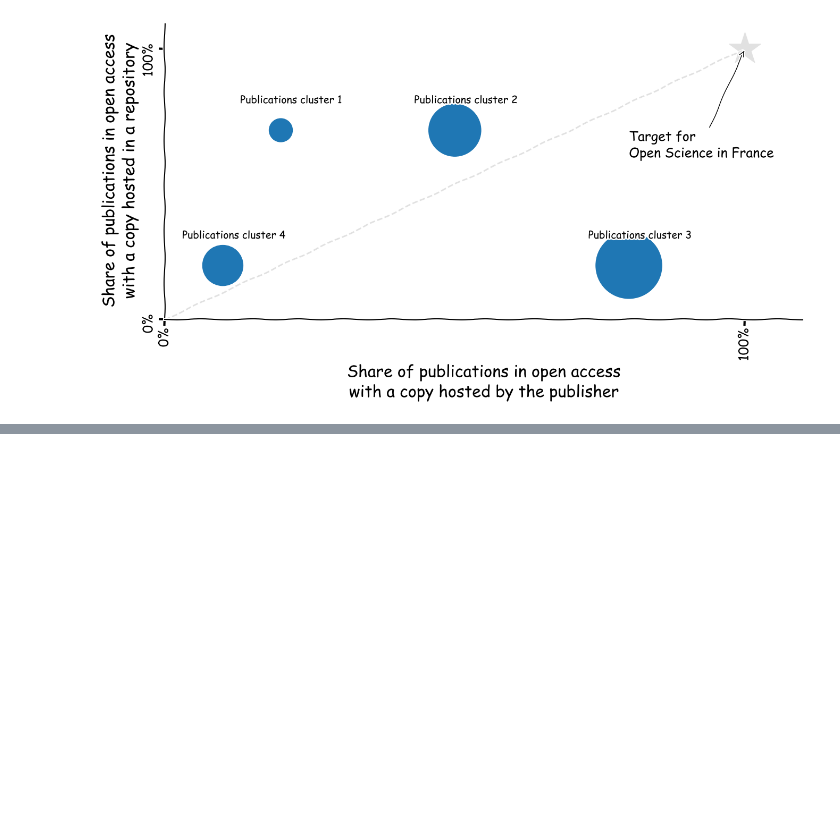
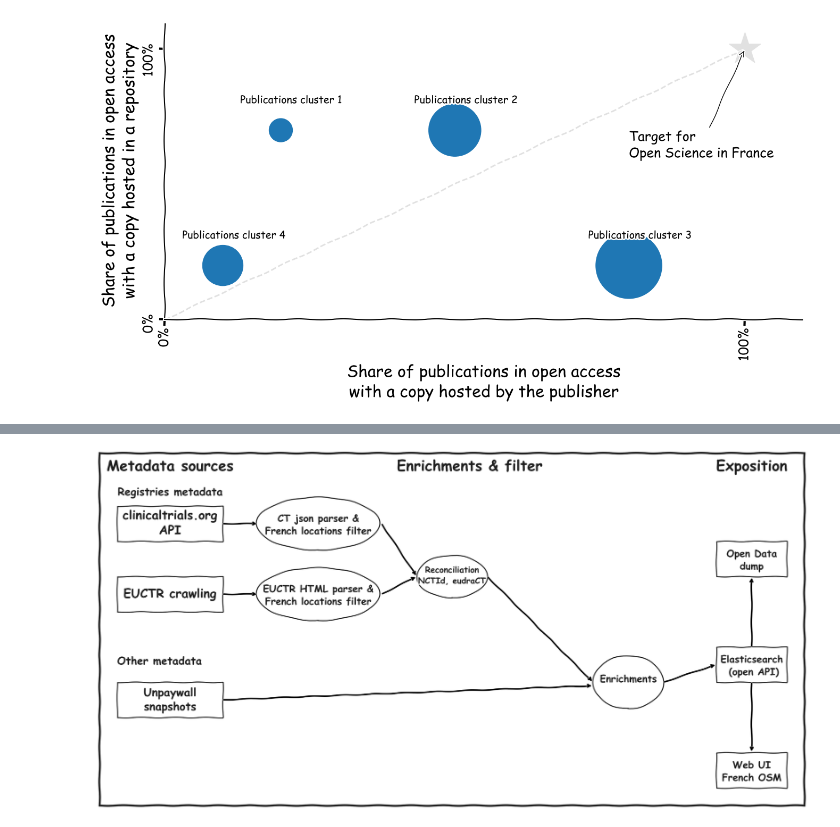
Before and after one commit to dataesr/bso-publications, a Jupyter notebook: doc/Charts.ipynb, the cells around one changed output, grey strips where cells are left out. Saved outputs shown, nothing was run; the diff lists cells and outputs as text; code cells hidden in the pictures; blank space fills up the shorter version.

Commit message:
data flows

```diff
--- a/doc/Charts.ipynb
+++ b/doc/Charts.ipynb
@@ -325,0 +326,91 @@ with plt.xkcd():
+# %%
+from matplotlib.patches import Rectangle, Circle, Ellipse
+
+fig_width = 20
+fig_height = 10
+
+top = fig_height - 0.5
+
+bg_color = 'white'
+color="#1e1e1e"
+with plt.xkcd():
+    fig = plt.figure(figsize=(fig_width, fig_height), dpi=100)
+    ax = fig.add_axes((0, 0, 1, 1))
+    ax.set_xlim(0, fig_width)
+    ax.set_ylim(0, fig_height)
+    ax.set_facecolor(bg_color)
+
+    ax.tick_params(bottom=False, top=False,
+                   left=False, right=False)
+    ax.tick_params(labelbottom=False, labeltop=False,
+                   labelleft=False, labelright=False)
+
+    ax.spines["top"].set_color(color)
+    ax.spines["bottom"].set_color(color)
+    ax.spines["left"].set_color(color)
+    ax.spines["right"].set_color(color)
+    ax.spines["top"].set_linewidth(4)
+    ax.spines["bottom"].set_linewidth(4)
+    ax.spines["left"].set_linewidth(4)
+    ax.spines["right"].set_linewidth(4)
+
+    # colonne 1
+    ax.annotate('Metadata sources', xy=(2, top), color='#1E1E1E', weight='bold', fontsize=30, ha='center')
+
+    ax.annotate('Registries metadata', xy=(2, top-0.7), color='#1E1E1E', weight='bold', fontsize=22, ha='center')
+
+    ax.add_patch(Rectangle((0.5, top-2), 3, 1, edgecolor='#1E1E1E', facecolor='w', linewidth=2))
+    ax.annotate('clinicaltrials.org\nAPI', xy=(2, top-2+0.2), color='#1E1E1E', weight='bold', fontsize=25, ha='center')
+
+    ax.add_patch(Rectangle((0.5, top-4), 3, 1, edgecolor='#1E1E1E', facecolor='w', linewidth=2))
+    ax.annotate('EUCTR crawling', xy=(2, top-4+0.4), color='#1E1E1E', weight='bold', fontsize=25, ha='center')
+
+    ax.annotate('Other metadata', xy=(1.7, top-5.5), color='#1E1E1E', weight='bold', fontsize=22, ha='center')
+
+    ax.add_patch(Rectangle((0.5, top-7), 3, 1, edgecolor='#1E1E1E', facecolor='w', linewidth=2))
+    ax.annotate('Unpaywall\nsnapshots', xy=(2, top-7+0.2), color='#1E1E1E', weight='bold', fontsize=23, ha='center')
+
+    # 2e colonne
+    ax.annotate('Enrichments & filter', xy=(10.5, top), color='#1E1E1E', weight='bold', fontsize=30, ha='center')
+
+    ax.annotate("",(4.5,top-1.5),(3.5,top-1.5),arrowprops=dict(arrowstyle = "-|>", lw=3))
+    ax.add_patch(Ellipse((6.2, top-1.5), 3.5, 1.5, edgecolor='#1E1E1E', facecolor='w', linewidth=2))
+    ax.annotate('CT json parser &\nFrench locations filter', xy=(6.2, top-1.8), color='#1E1E1E', weight='bold', fontsize=20, ha='center')
+
+    ax.annotate("",(4.5,top-3.5),(3.5,top-3.5),arrowprops=dict(arrowstyle = "-|>", lw=3))
+    ax.add_patch(Ellipse((6.2, top-3.5), 3.5, 1.5, edgecolor='#1E1E1E', facecolor='w', linewidth=2))
+    ax.annotate('EUCTR HTML parser &\nFrench locations filter', xy=(6.2, top-3.8), color='#1E1E1E', weight='bold', fontsize=20, ha='center')
+
+    # 3e colonne
+    ax.annotate("",(9,top-3),(8,top-3.5),arrowprops=dict(arrowstyle = "-|>", lw=3))
+    ax.annotate("",(9,top-3),(8,top-1.5),arrowprops=dict(arrowstyle = "-|>", lw=3))
+
+    ax.add_patch(Ellipse((10, top-3), 2, 1.2, edgecolor='#1E1E1E', facecolor='w', linewidth=2))
+    ax.annotate('Reconciliation\nNCTId, eudraCT', xy=(10, top-3.2), color='#1E1E1E', weight='bold', fontsize=17, ha='center')
+
+
+    #5e colonne
+    ax.annotate("",(14,top-6.1),(3.5,top-6.5),arrowprops=dict(arrowstyle = "-|>", lw=3))
+    ax.annotate("",(14,top-6),(11,top-3),arrowprops=dict(arrowstyle = "-|>", lw=3))
+    ax.add_patch(Ellipse((15, top-6), 2, 1.5, edgecolor='#1E1E1E', facecolor='w', linewidth=2))
+    ax.annotate('Enrichments', xy=(15, top-6), color='#1E1E1E', weight='bold', fontsize=20, ha='center')
+
+
+    #6e colonne
+    ax.annotate('Exposition', xy=(18.5, top), color='#1E1E1E', weight='bold', fontsize=30, ha='center')
+
+    ax.annotate("",(17.5,top-7.5+2),(16,top-6),arrowprops=dict(arrowstyle = "-|>", lw=3))
+    ax.annotate("",(18.5,top-10+2),(18.5,top-8+2),arrowprops=dict(arrowstyle = "-|>", lw=3))
+    ax.annotate("",(18.5,top-5+2),(18.5,top-7+2),arrowprops=dict(arrowstyle = "-|>", lw=3))
+    ax.add_patch(Rectangle((17.5, top-5+2), 2, 1, edgecolor='#1E1E1E', facecolor='w', linewidth=2))
+    ax.annotate('Open Data\ndump', xy=(18.5, top-5+0.2+2), color='#1E1E1E', weight='bold', fontsize=20, ha='center')
+
+    ax.add_patch(Rectangle((17.5, top-8+2), 2, 1, edgecolor='#1E1E1E', facecolor='w', linewidth=2))
+    ax.annotate('Elasticsearch\n (open API)', xy=(18.5, top-8+0.2+2), color='#1E1E1E', weight='bold', fontsize=20, ha='center')
+
+    ax.add_patch(Rectangle((17.5, top-11+2), 2, 1, edgecolor='#1E1E1E', facecolor='w', linewidth=2))
+    ax.annotate('Web UI\nFrench OSM', xy=(18.5, top-11+0.2+2), color='#1E1E1E', weight='bold', fontsize=20, ha='center')
+
+    fig.savefig('flow_chart_registries.png')
+# %% [output]
+[figure, added]
```
Also changed, not shown: parts of 2 cells of this notebook, 5 other files.
